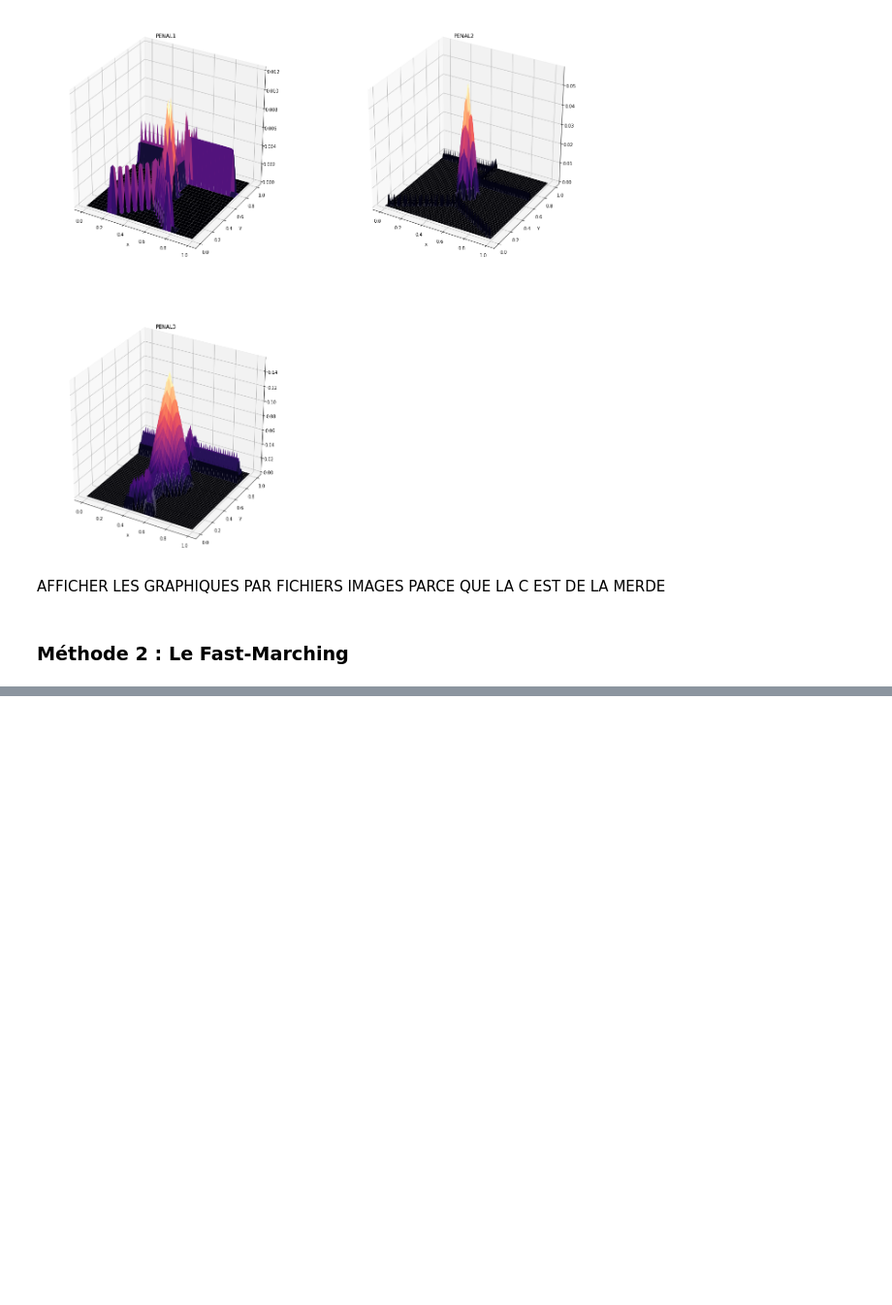
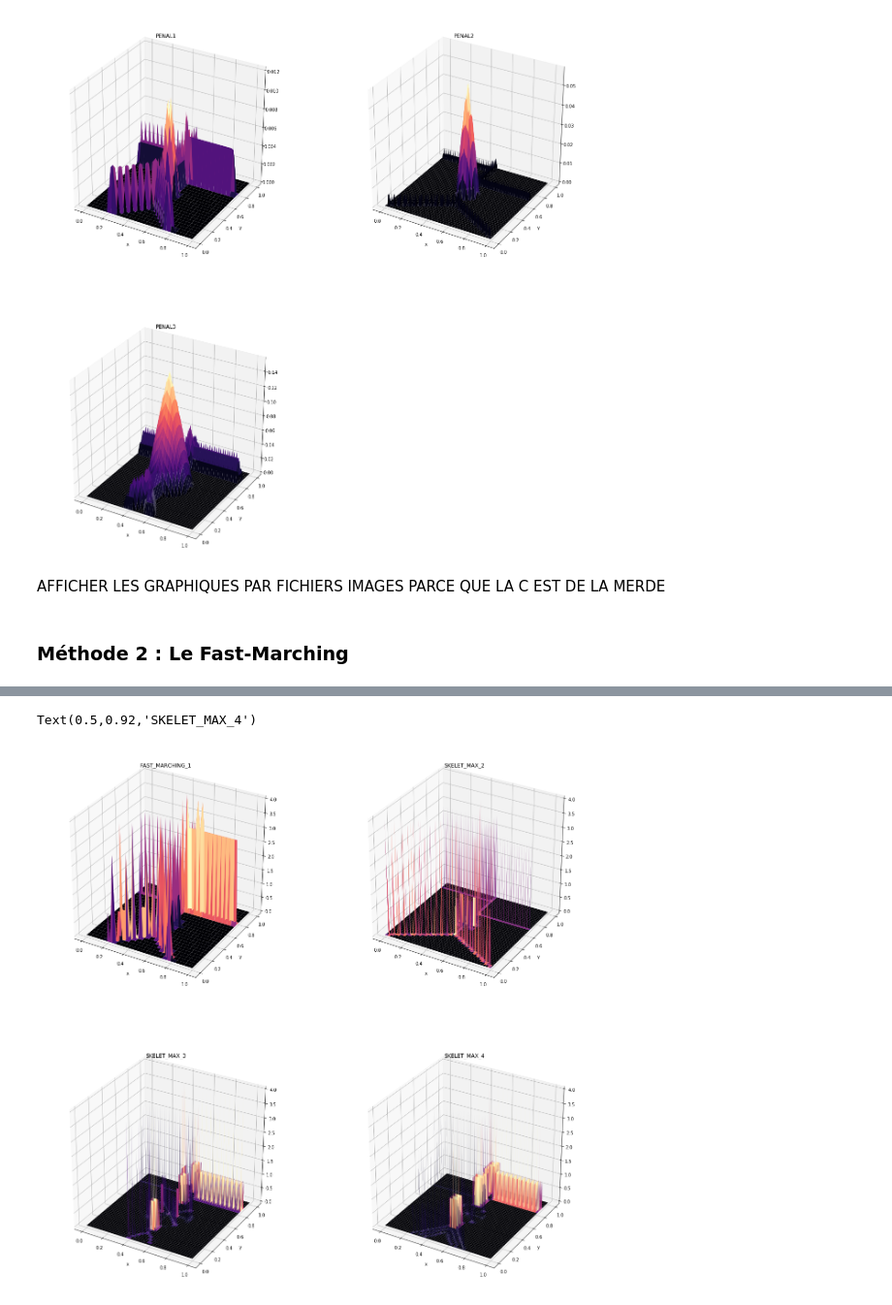
Before and after one commit to ThomasPhilibert0/cours, a Jupyter notebook: ANEVRISME/Projet_Anevrisme.ipynb, the cells around one changed output, grey strips where cells are left out. Shown at 97% size. Saved outputs shown, nothing was run; the diff lists cells and outputs as text; code cells hidden in the pictures; blank space fills up the shorter version.

```diff
--- a/ANEVRISME/Projet_Anevrisme.ipynb
+++ b/ANEVRISME/Projet_Anevrisme.ipynb
@@ -547,0 +718,50 @@ AFFICHER LES GRAPHIQUES PAR FICHIERS IMAGES PARCE QUE LA C EST DE LA MERDE
+# %%
+SKELET_MAX_1 = skeleton_maxloc(50,F_M_1,1)
+SKELET_MAX_2 = skeleton_maxloc(500,F_M_2,1)
+SKELET_MAX_3 = skeleton_maxloc(1000,F_M_3,1)
+SKELET_MAX_4 = skeleton_maxloc(2000,F_M_4,1)
+# %%
+fig = plt.figure(figsize = [22,22])
+
+#SKELET_MAX_1
+ax = fig.add_subplot(221, projection = '3d')
+x = np.linspace(0,1,51)
+y = np.linspace(0,1,51)
+X,Y = np.meshgrid(x,y)
+ax.plot_surface(X,Y,SKELET_MAX_1, cmap = 'magma')
+plt.xlabel("x")
+plt.ylabel("y")
+plt.title("FAST_MARCHING_1")
+
+#SKELET_MAX_2
+ax = fig.add_subplot(222, projection = '3d')
+x = np.linspace(0,1,501)
+y = np.linspace(0,1,501)
+X,Y = np.meshgrid(x,y)
+ax.plot_surface(X,Y,SKELET_MAX_2, cmap = 'magma')
+plt.xlabel("x")
+plt.ylabel("y")
+plt.title("SKELET_MAX_2")
+
+#SKELET_MAX_3
+ax = fig.add_subplot(223, projection = '3d')
+x = np.linspace(0,1,1001)
+y = np.linspace(0,1,1001)
+X,Y = np.meshgrid(x,y)
+ax.plot_surface(X,Y,SKELET_MAX_3, cmap = 'magma')
+plt.xlabel("x")
+plt.ylabel("y")
+plt.title("SKELET_MAX_3")
+
+#SKELET_MAX_4
+ax = fig.add_subplot(224, projection = '3d')
+x = np.linspace(0,1,2001)
+y = np.linspace(0,1,2001)
+X,Y = np.meshgrid(x,y)
+ax.plot_surface(X,Y,SKELET_MAX_4, cmap = 'magma')
+plt.xlabel("x")
+plt.ylabel("y")
+plt.title("SKELET_MAX_4")
+# %% [output]
+Text(0.5,0.92,'SKELET_MAX_4')
+[figure, added]
```
Also changed, not shown: parts of 12 cells of this notebook.
